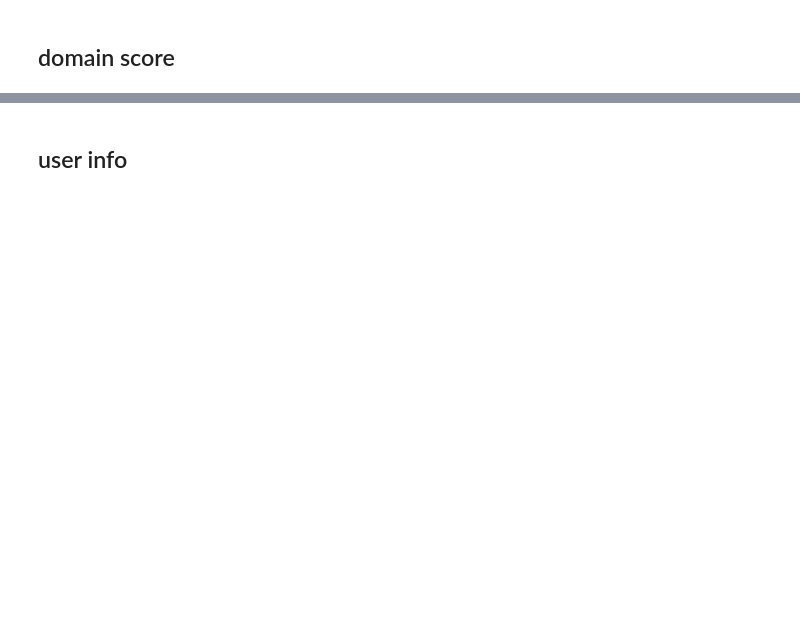
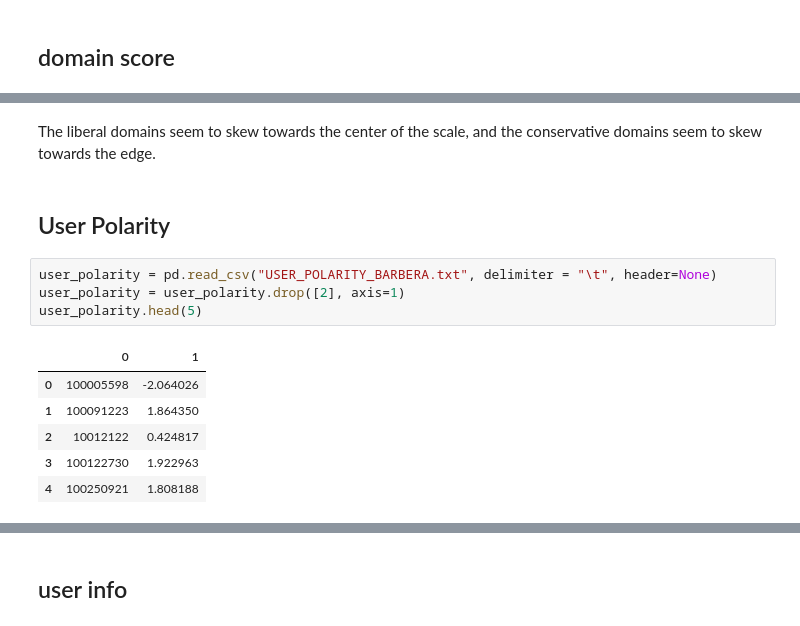
Before and after one commit to ReTacH/Echo, a Jupyter notebook: Project Notebook.ipynb, the cells around one changed output, grey strips where cells are left out. Drawn from its saved outputs; the diff is of its cells as text; blank space fills up the shorter version.

```diff
--- a/Project Notebook.ipynb
+++ b/Project Notebook.ipynb
@@ -33,0 +103,15 @@ domain_score.head(5)
+# %% [markdown]
+The liberal domains seem to skew towards the center of the scale, and the conservative domains seem to skew towards the edge.
+# %% [markdown]
+## User Polarity
+# %%
+user_polarity = pd.read_csv("USER_POLARITY_BARBERA.txt", delimiter = "\t", header=None)
+user_polarity = user_polarity.drop([2], axis=1)
+user_polarity.head(5)
+# %% [output]
+|  | 0 | 1 |
+| 0 | 100005598 | -2.064026 |
+| 1 | 100091223 | 1.864350 |
+| 2 | 10012122 | 0.424817 |
+| 3 | 100122730 | 1.922963 |
+| 4 | 100250921 | 1.808188 |
```
Also changed, not shown: parts of 34 cells of this notebook, 1 other file.
